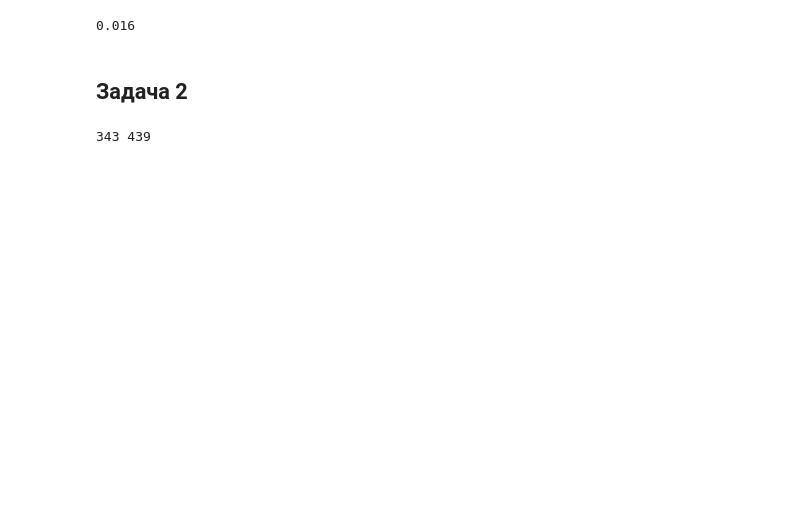
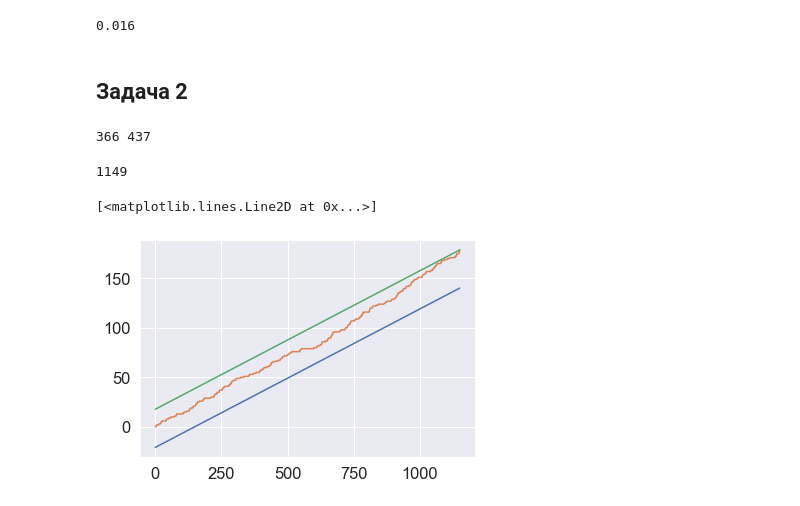
Before and after one commit to rdnply/statistics, a Jupyter notebook: hypotheses.ipynb, the cells around one changed output. Cells and saved outputs as stored; diff of their text form; code cells hidden in the pictures; blank space fills up the shorter version.

```diff
--- a/hypotheses.ipynb
+++ b/hypotheses.ipynb
@@ -69,9 +73,35 @@ lambB = 0.15
 
 pois_rv_A = sps.poisson(mu=lambA)
 pois_rv_B = sps.poisson(mu=lambB)
-sample_A = pois_rv_A.rvs(size=2809)
-sample_B = pois_rv_B.rvs(size=2809)
+sample_A = pois_rv_A.rvs(size=2848)
+sample_B = pois_rv_B.rvs(size=2848)
 
 print(sample_A.sum(), sample_B.sum())
 # %% [output]
-343 439
+366 437
+# %%
+a = lambda n: 0.14*n-20.8
+b = lambda n: 0.14*n+17.8
+
+def modeling(lamb):
+    pois_rv = sps.poisson(mu=lamb)
+    sum = 0
+    xs = np.array([])
+    i = 0
+    while sum > a(i) and sum < b(i):
+        x = pois_rv.rvs(size=1)
+        sum += x
+        xs = np.append(xs, sum)
+        i += 1
+    return xs, i
+# %%
+xs, n = modeling(lambB)
+x = np.linspace(0, n+1, n)
+print(n)
+plt.plot(x, a(x))
+plt.plot(x, xs)
+plt.plot(x, b(x))
+# %% [output]
+1149
+[<matplotlib.lines.Line2D at 0x...>]
+[figure, added]
```
Also changed, not shown: parts of 5 cells of this notebook.
